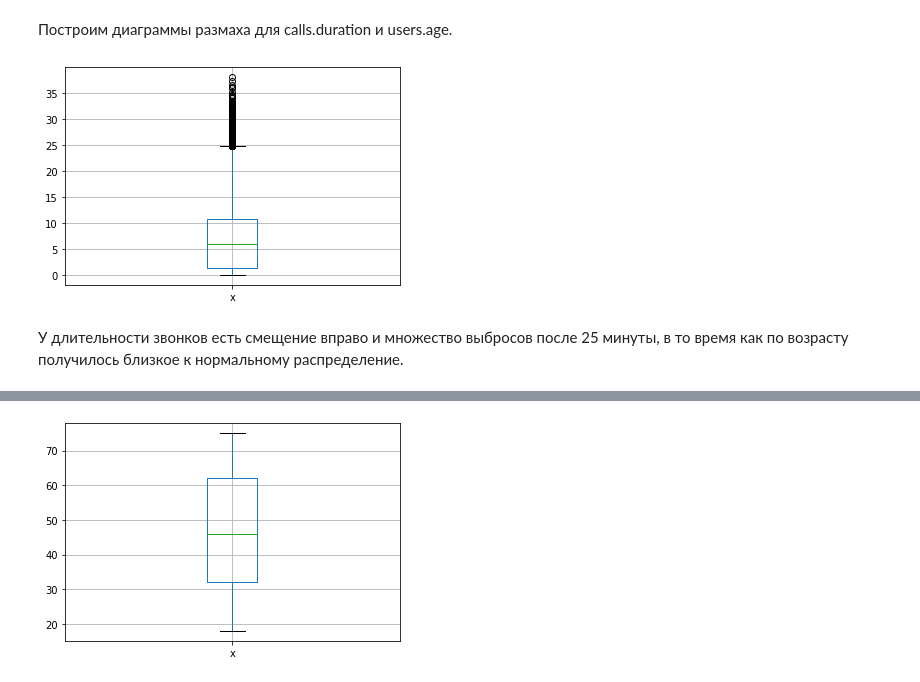
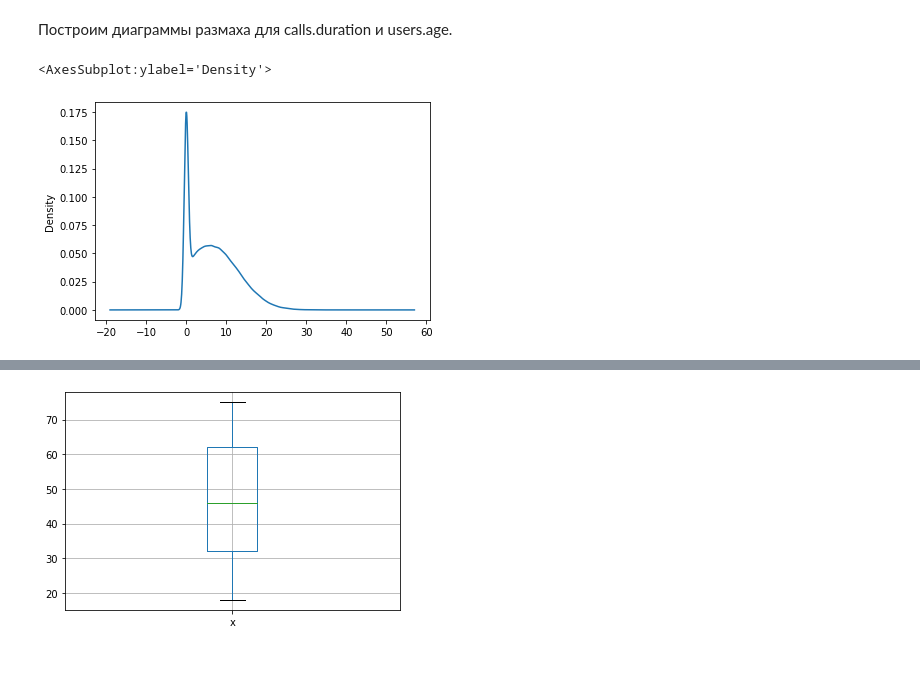
Before and after one commit to SanYattsu/Data_Science_Projects, a Jupyter notebook: Telecom_Tariff_Determination/Tariff-Determination-for-a-Telecom-Company.ipynb, the cells around one changed output, grey strips where cells are left out. Cells and saved outputs as stored; diff of their text form; code cells hidden in the pictures.

Commit message:
Update Tariff v2

```diff
--- a/Telecom_Tariff_Determination/Tariff-Determination-for-a-Telecom-Company.ipynb
+++ b/Telecom_Tariff_Determination/Tariff-Determination-for-a-Telecom-Company.ipynb
@@ -10,11 +16,14 @@ from scipy import stats as st
 # %% [markdown]
 Загрузим и посмотрим данные.
 # %%
-tariffs = pd.read_csv(url + 'tariffs.csv')
-users = pd.read_csv(url + 'users.csv')
-internet = pd.read_csv(url + 'internet.csv')
-calls = pd.read_csv(url + 'calls.csv')
-messages = pd.read_csv(url + 'messages.csv')
+try:
+    tariffs = pd.read_csv(url + 'tariffs.csv')
+    users = pd.read_csv(url + 'users.csv')
+    internet = pd.read_csv(url + 'internet.csv', index_col=0)
+    calls = pd.read_csv(url + 'calls.csv')
+    messages = pd.read_csv(url + 'messages.csv')
+except:
+    print('Не удалось загрузить файл, проверьте путь.')
 # %%
 dfs = {'tariffs':tariffs,
        'users':users,
@@ -175,9 +179,8 @@ users.tariff.unique()
 array(['ultra', 'smart'], dtype=object)
 # %% [markdown]
 Построим диаграммы размаха для calls.duration и users.age.
-# %%
-pd.plotting.boxplot(calls.duration);
-# %% [output]
-[figure, removed]
-# %% [markdown]
-У длительности звонков есть смещение вправо и множество выбросов после 25 минуты, в то время как по возрасту получилось близкое к нормальному распределение.
+# %%
+calls['duration'].plot.density()
+# %% [output]
+<AxesSubplot:ylabel='Density'>
+[figure, added]
```
Also changed, not shown: parts of 22 cells of this notebook.
